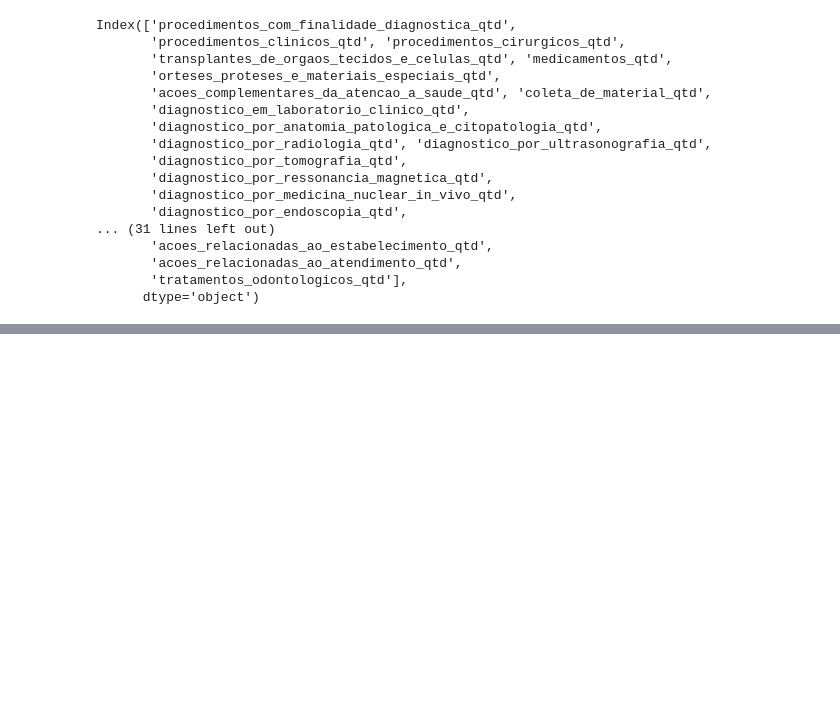
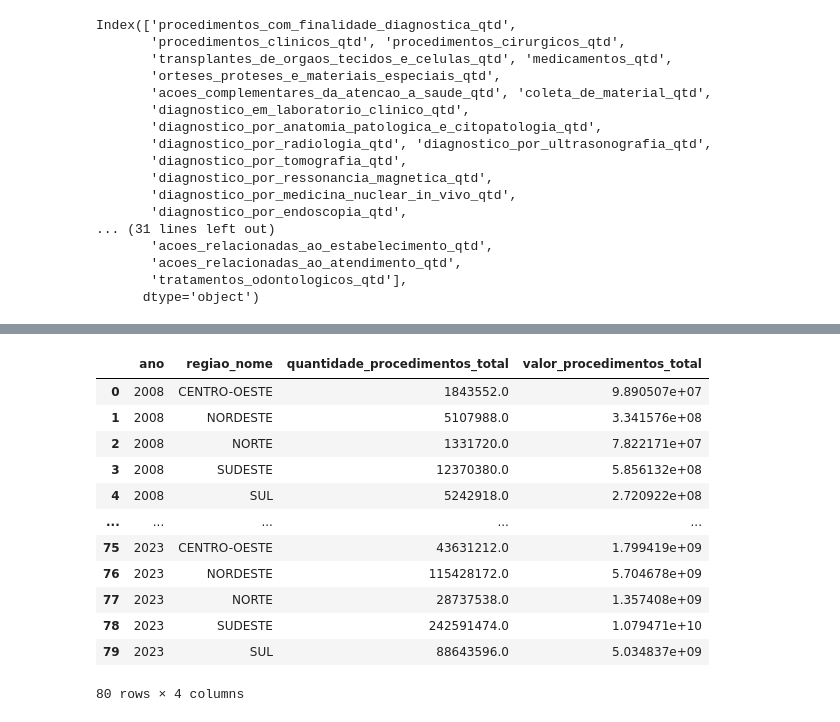
Before and after one commit to linocesar/desafio_ciencia_de_dados, a Jupyter notebook: datasus/notebooks/explorer.ipynb, the cells around one changed output, grey strips where cells are left out. Cells and saved outputs as stored; diff of their text form; code cells hidden in the pictures; blank space fills up the shorter version.

```diff
--- a/datasus/notebooks/explorer.ipynb
+++ b/datasus/notebooks/explorer.ipynb
@@ -233,0 +246,16 @@ KeyError: "Columns not found: 'diagnostico_por_tomografia_qtd', 'cirurgia_do_apa
+# %%
+df_datasus_agrupado_ano_regiao.loc[:, ['ano', 'regiao_nome', 'quantidade_procedimentos_total', 'valor_procedimentos_total']]
+# %% [output]
+|  | ano | regiao_nome | quantidade_procedimentos_total | valor_procedimentos_total |
+| 0 | 2008 | CENTRO-OESTE | 1843552.0 | 9.890507e+07 |
+| 1 | 2008 | NORDESTE | 5107988.0 | 3.341576e+08 |
+| 2 | 2008 | NORTE | 1331720.0 | 7.822171e+07 |
+| 3 | 2008 | SUDESTE | 12370380.0 | 5.856132e+08 |
+| 4 | 2008 | SUL | 5242918.0 | 2.720922e+08 |
+| ... | ... | ... | ... | ... |
+| 75 | 2023 | CENTRO-OESTE | 43631212.0 | 1.799419e+09 |
+| 76 | 2023 | NORDESTE | 115428172.0 | 5.704678e+09 |
+| 77 | 2023 | NORTE | 28737538.0 | 1.357408e+09 |
+| 78 | 2023 | SUDESTE | 242591474.0 | 1.079471e+10 |
+| 79 | 2023 | SUL | 88643596.0 | 5.034837e+09 |
+80 rows × 4 columns
```
Also changed, not shown: parts of 20 cells of this notebook.
